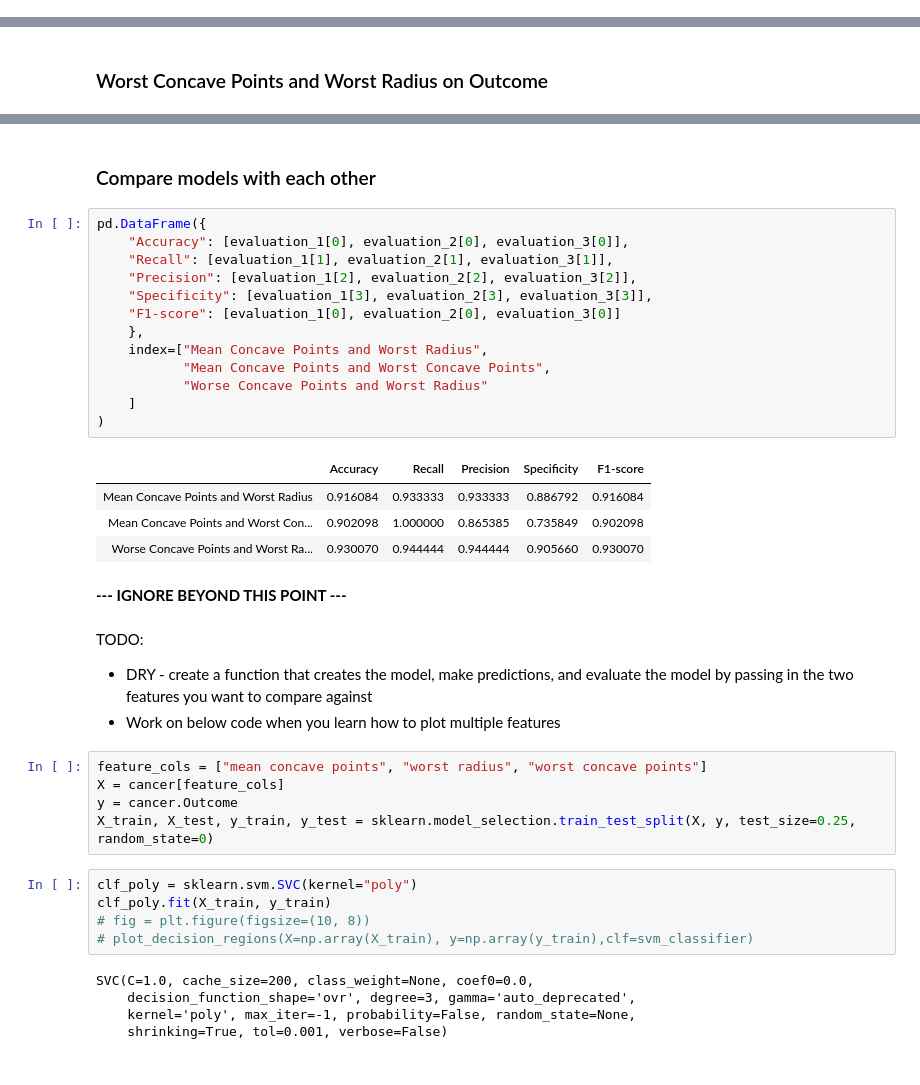
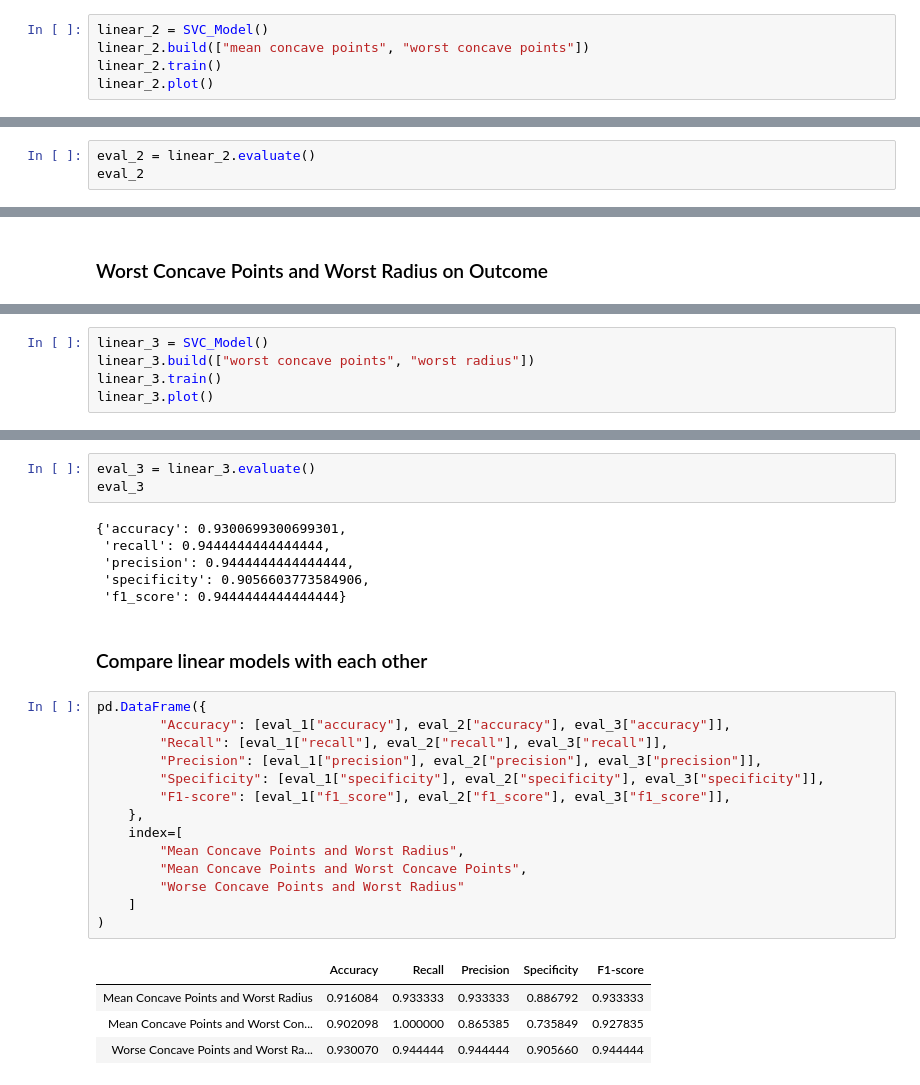
Before and after one commit to TasfiaAddrita/ds-2.1-hw, a Jupyter notebook: 08_Support_Vector_Machines.ipynb, the cells around one changed output, grey strips where cells are left out. Cells and saved outputs as stored; diff of their text form.

Commit message:
refactored python code and added poly and rbf kernels

```diff
--- a/08_Support_Vector_Machines.ipynb
+++ b/08_Support_Vector_Machines.ipynb
@@ -288,0 +263,5 @@ The F1-score is 0.9278350515463918.
+# %%
+linear_2 = SVC_Model()
+linear_2.build(["mean concave points", "worst concave points"])
+linear_2.train()
+linear_2.plot()
@@ -288,0 +280,3 @@ The F1-score is 0.9278350515463918.
+# %%
+eval_2 = linear_2.evaluate()
+eval_2
@@ -334,0 +295,5 @@ The F1-score is 0.9444444444444444.
+# %%
+linear_3 = SVC_Model()
+linear_3.build(["worst concave points", "worst radius"])
+linear_3.train()
+linear_3.plot()
@@ -335,41 +312,30 @@ The F1-score is 0.9444444444444444.
+# %%
+eval_3 = linear_3.evaluate()
+eval_3
+# %% [output]
+{'accuracy': 0.9300699300699301,
+ 'recall': 0.9444444444444444,
+ 'precision': 0.9444444444444444,
+ 'specificity': 0.9056603773584906,
+ 'f1_score': 0.9444444444444444}
 # %% [markdown]
-### Compare models with each other
+### Compare linear models with each other
 # %%
 pd.DataFrame({
-    "Accuracy": [evaluation_1[0], evaluation_2[0], evaluation_3[0]],
-    "Recall": [evaluation_1[1], evaluation_2[1], evaluation_3[1]],
-    "Precision": [evaluation_1[2], evaluation_2[2], evaluation_3[2]],
-    "Specificity": [evaluation_1[3], evaluation_2[3], evaluation_3[3]],
-    "F1-score": [evaluation_1[0], evaluation_2[0], evaluation_3[0]]
+        "Accuracy": [eval_1["accuracy"], eval_2["accuracy"], eval_3["accuracy"]],
+        "Recall": [eval_1["recall"], eval_2["recall"], eval_3["recall"]],
+        "Precision": [eval_1["precision"], eval_2["precision"], eval_3["precision"]],
+        "Specificity": [eval_1["specificity"], eval_2["specificity"], eval_3["specificity"]],
+        "F1-score": [eval_1["f1_score"], eval_2["f1_score"], eval_3["f1_score"]],
     },
-    index=["Mean Concave Points and Worst Radius",
-           "Mean Concave Points and Worst Concave Points",
-           "Worse Concave Points and Worst Radius"
+    index=[
+        "Mean Concave Points and Worst Radius",
+        "Mean Concave Points and Worst Concave Points",
+        "Worse Concave Points and Worst Radius"
     ]
 )
 # %% [output]
 |  | Accuracy | Recall | Precision | Specificity | F1-score |
-| Mean Concave Points and Worst Radius | 0.916084 | 0.933333 | 0.933333 | 0.886792 | 0.916084 |
-| Mean Concave Points and Worst Con... | 0.902098 | 1.000000 | 0.865385 | 0.735849 | 0.902098 |
-| Worse Concave Points and Worst Ra... | 0.930070 | 0.944444 | 0.944444 | 0.905660 | 0.930070 |
+| Mean Concave Points and Worst Radius | 0.916084 | 0.933333 | 0.933333 | 0.886792 | 0.933333 |
+| Mean Concave Points and Worst Con... | 0.902098 | 1.000000 | 0.865385 | 0.735849 | 0.927835 |
+| Worse Concave Points and Worst Ra... | 0.930070 | 0.944444 | 0.944444 | 0.905660 | 0.944444 |
-# %% [markdown]
-__--- IGNORE BEYOND THIS POINT ---__
-# %% [markdown]
-TODO:
-- DRY - create a function that creates the model, make predictions, and evaluate the model by passing in the two features you want to compare against
-- Work on below code when you learn how to plot multiple features
-# %%
-feature_cols = ["mean concave points", "worst radius", "worst concave points"]
-X = cancer[feature_cols]
-y = cancer.Outcome
-X_train, X_test, y_train, y_test = sklearn.model_selection.train_test_split(X, y, test_size=0.25, random_state=0)
-# %%
-clf_poly = sklearn.svm.SVC(kernel="poly")
-clf_poly.fit(X_train, y_train)
-# fig = plt.figure(figsize=(10, 8))
-# plot_decision_regions(X=np.array(X_train), y=np.array(y_train),clf=svm_classifier)
-# %% [output]
-SVC(C=1.0, cache_size=200, class_weight=None, coef0=0.0,
-    decision_function_shape='ovr', degree=3, gamma='auto_deprecated',
-    kernel='poly', max_iter=-1, probability=False, random_state=None,
-    shrinking=True, tol=0.001, verbose=False)
```
Also changed, not shown: parts of 50 cells of this notebook.
